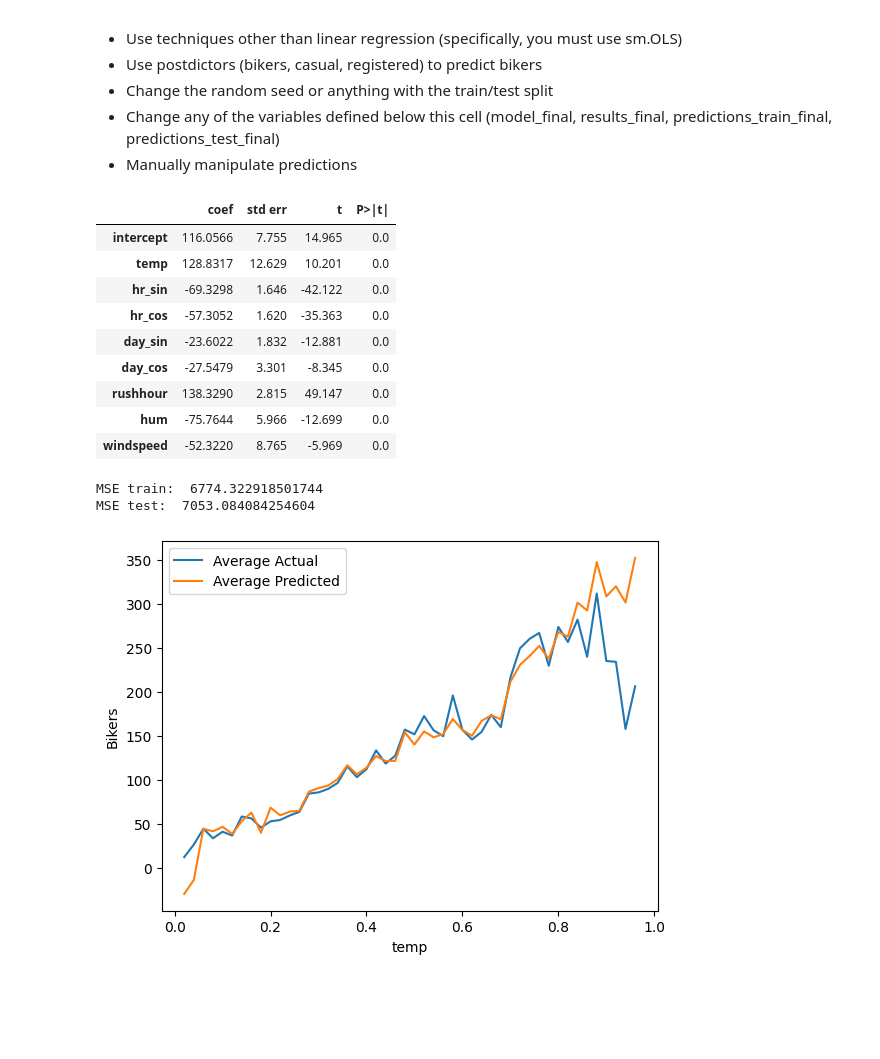
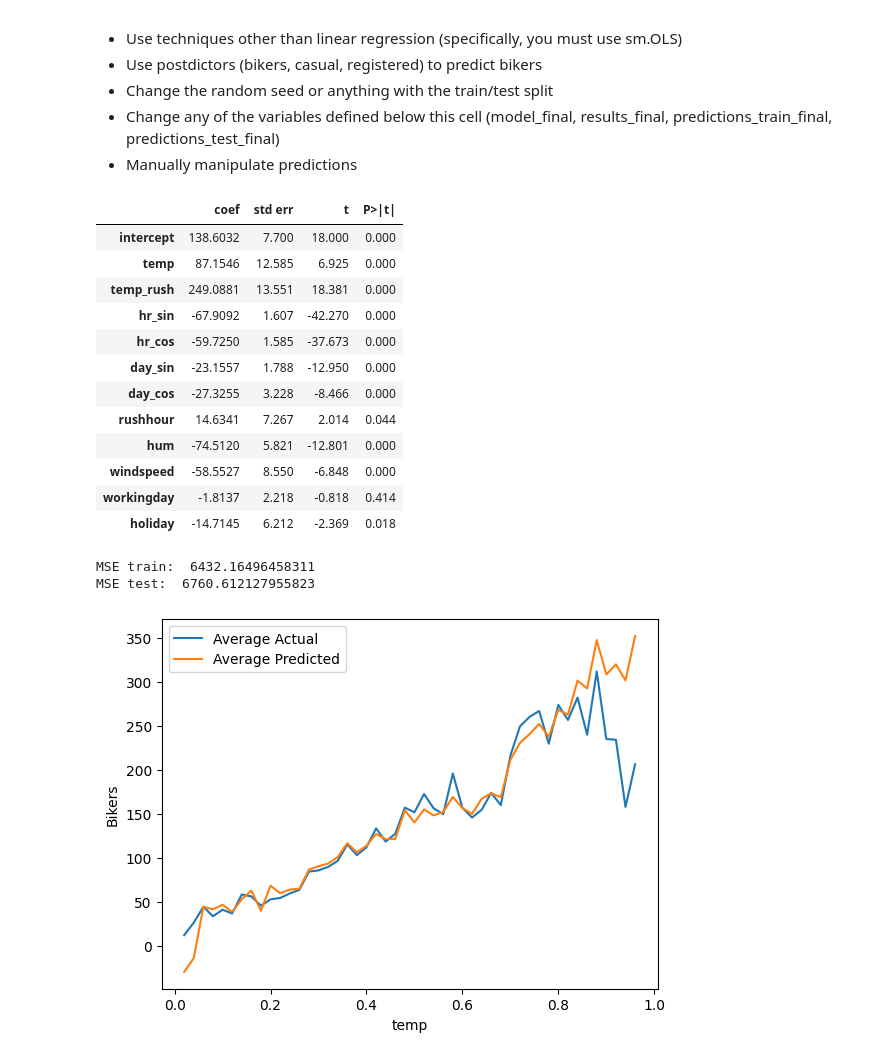
Before and after one commit to kangadi28/code_2600, a Jupyter notebook: mod05_nonlinear.ipynb, the cells around one changed output. Cells and saved outputs as stored; diff of their text form; code cells hidden in the pictures; blank space fills up the shorter version.

Commit message:
Changed again to have testMSE between 6600 and 6800

```diff
--- a/mod05_nonlinear.ipynb
+++ b/mod05_nonlinear.ipynb
@@ -324,24 +324,32 @@ Train["rush_work"] = Train["rushhour"]*Train["workingday"]
 Test["rush_work"] = Test["rushhour"]*Test["workingday"]
 X_train["rush_work"] = X_train["rushhour"]*X_train["workingday"]
 X_test["rush_work"] = X_test["rushhour"]*X_test["workingday"]
+
+Train["temp_rush"] = Train["temp"] * Train["rushhour"]
+Test["temp_rush"] = Test["temp"]  * Test["rushhour"]
+X_train["temp_rush"] = X_train["temp"] * X_train["rushhour"]
+X_test["temp_rush"] = X_test["temp"]  * X_test["rushhour"]
 # %%
 # Build your linear regression model here.
-vars_to_include = ['intercept', 'temp', 'hr_sin', 'hr_cos', 'day_sin', 'day_cos', 'rushhour', 'hum', 'windspeed']
+vars_to_include = ['intercept', 'temp', 'temp_rush', 'hr_sin', 'hr_cos', 'day_sin', 'day_cos', 'rushhour', 'hum', 'windspeed', 'workingday', 'holiday']
 
 model_final = sm.OLS(y_train, X_train[vars_to_include])
 results_final = model_final.fit()
 summarize(results_final)
 # %% [output]
 |  | coef | std err | t | P>|t| |
-| intercept | 116.0566 | 7.755 | 14.965 | 0.0 |
-| temp | 128.8317 | 12.629 | 10.201 | 0.0 |
-| hr_sin | -69.3298 | 1.646 | -42.122 | 0.0 |
-| hr_cos | -57.3052 | 1.620 | -35.363 | 0.0 |
-| day_sin | -23.6022 | 1.832 | -12.881 | 0.0 |
-| day_cos | -27.5479 | 3.301 | -8.345 | 0.0 |
-| rushhour | 138.3290 | 2.815 | 49.147 | 0.0 |
-| hum | -75.7644 | 5.966 | -12.699 | 0.0 |
-| windspeed | -52.3220 | 8.765 | -5.969 | 0.0 |
+| intercept | 138.6032 | 7.700 | 18.000 | 0.000 |
+| temp | 87.1546 | 12.585 | 6.925 | 0.000 |
+| temp_rush | 249.0881 | 13.551 | 18.381 | 0.000 |
+| hr_sin | -67.9092 | 1.607 | -42.270 | 0.000 |
+| hr_cos | -59.7250 | 1.585 | -37.673 | 0.000 |
+| day_sin | -23.1557 | 1.788 | -12.950 | 0.000 |
+| day_cos | -27.3255 | 3.228 | -8.466 | 0.000 |
+| rushhour | 14.6341 | 7.267 | 2.014 | 0.044 |
+| hum | -74.5120 | 5.821 | -12.801 | 0.000 |
+| windspeed | -58.5527 | 8.550 | -6.848 | 0.000 |
+| workingday | -1.8137 | 2.218 | -0.818 | 0.414 |
+| holiday | -14.7145 | 6.212 | -2.369 | 0.018 |
 # %%
 predictions_train_final = predict(X_train[vars_to_include], results_final)
 print('MSE train: ', mse(y_train, predictions_train_final))
@@ -349,8 +357,8 @@ print('MSE train: ', mse(y_train, predictions_train_final))
 predictions_test_final = predict(X_test[vars_to_include], results_final)
 print('MSE test: ', mse(y_test, predictions_test_final))
 # %% [output]
-MSE train:  6774.322918501744
-MSE test:  7053.084084254604
+MSE train:  6432.16496458311
+MSE test:  6760.612127955823
 # %%
 plot_avg_actual_vs_predicted_by_feature(X=X_train,
                                         y=y_train,
```
